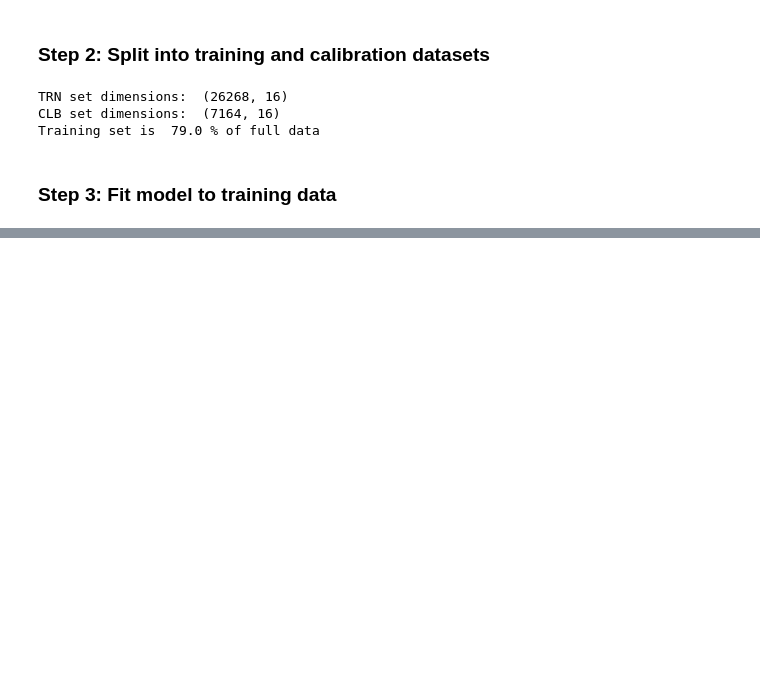
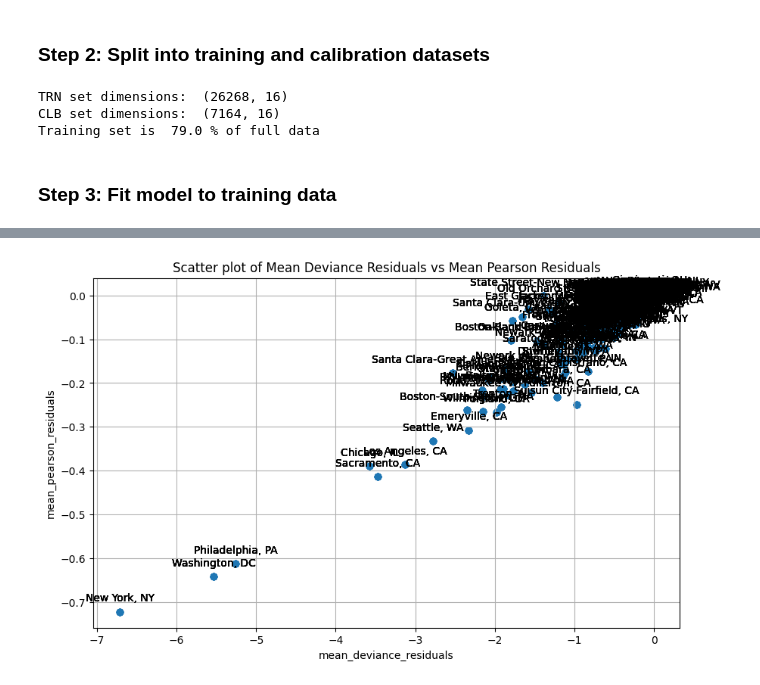
Before and after one commit to statzenthusiast921/amtrak_analysis, a Jupyter notebook: scripts/Forecasting Amtrak Ridership Data 07.18.24.ipynb, the cells around one changed output, grey strips where cells are left out. Drawn from its saved outputs; the diff is of its cells as text; code cells hidden in the pictures; blank space fills up the shorter version.

```diff
--- a/scripts/Forecasting Amtrak Ridership Data 07.18.24.ipynb
+++ b/scripts/Forecasting Amtrak Ridership Data 07.18.24.ipynb
@@ -435,0 +429,6 @@ plt.show()
+# %%
+# Convert the list of dictionaries to a DataFrame
+diagnostic_stats_df = pd.DataFrame(diagnostic_stats)
+
+# Display the diagnostic statistics table
+diagnostic_stats_df.head(3)
@@ -435,0 +440,22 @@ plt.show()
+# %%
+# Scatter plot
+x_col = 'mean_deviance_residuals'
+y_col = 'mean_pearson_residuals'
+
+x_proper = x_col.replace('_', ' ').title().replace(' ', ' ')
+y_proper = y_col.replace('_', ' ').title().replace(' ', ' ')
+
+plt.figure(figsize=(10, 6))
+plt.scatter(diagnostic_stats_df[x_col], diagnostic_stats_df[y_col])
+
+# Add labels to each point
+for i, row in diagnostic_stats_df.iterrows():
+    plt.annotate(row['station_name'], (row[x_col], row[y_col]), textcoords="offset points", xytext=(0,10), ha='center')
+
+plt.xlabel(x_col)
+plt.ylabel(y_col)
+plt.title(f'Scatter plot of {x_proper} vs {y_proper}')
+plt.grid(True)
+plt.show()
+# %% [output]
+[figure, added]
```
Also changed, not shown: parts of 37 cells of this notebook.
